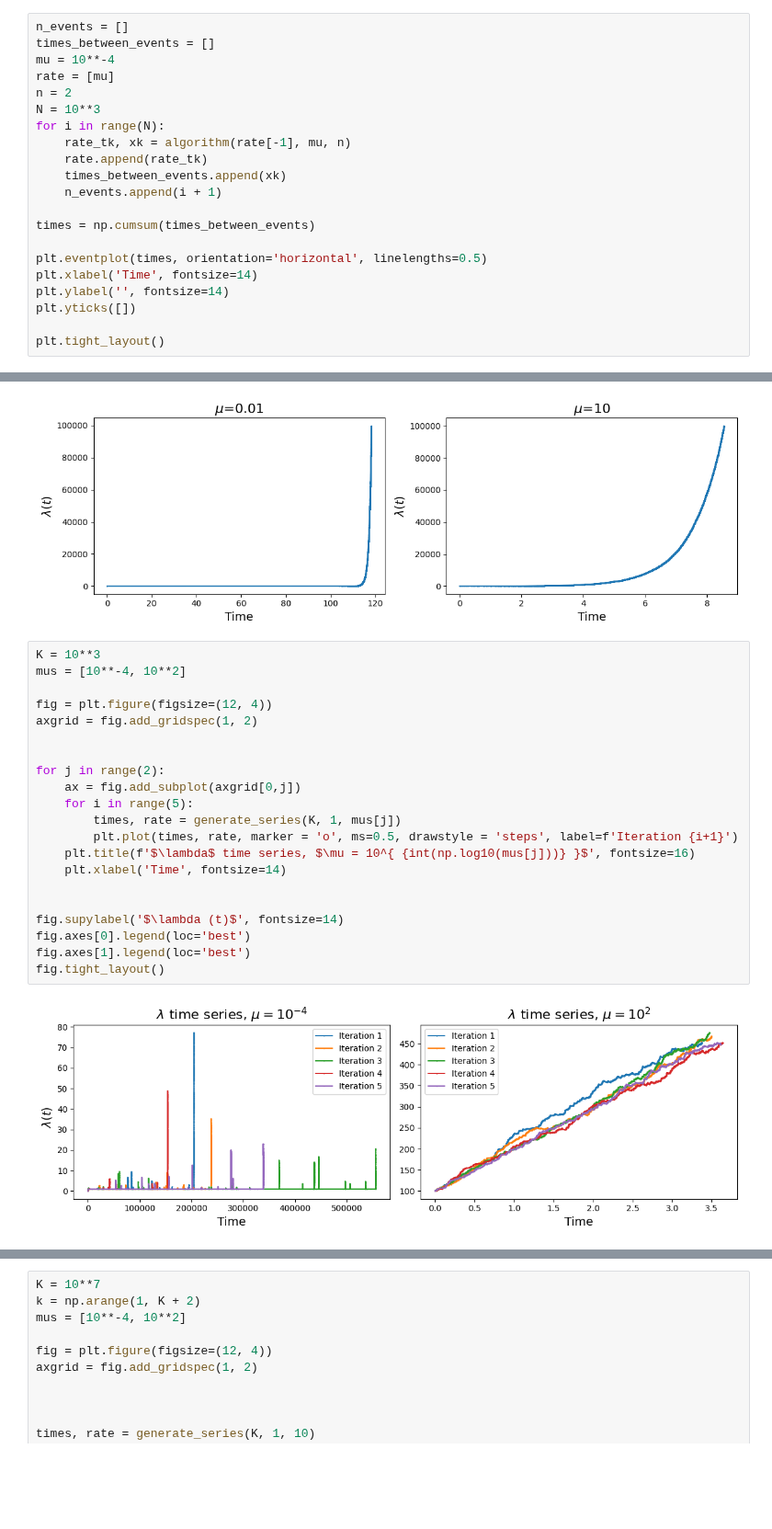
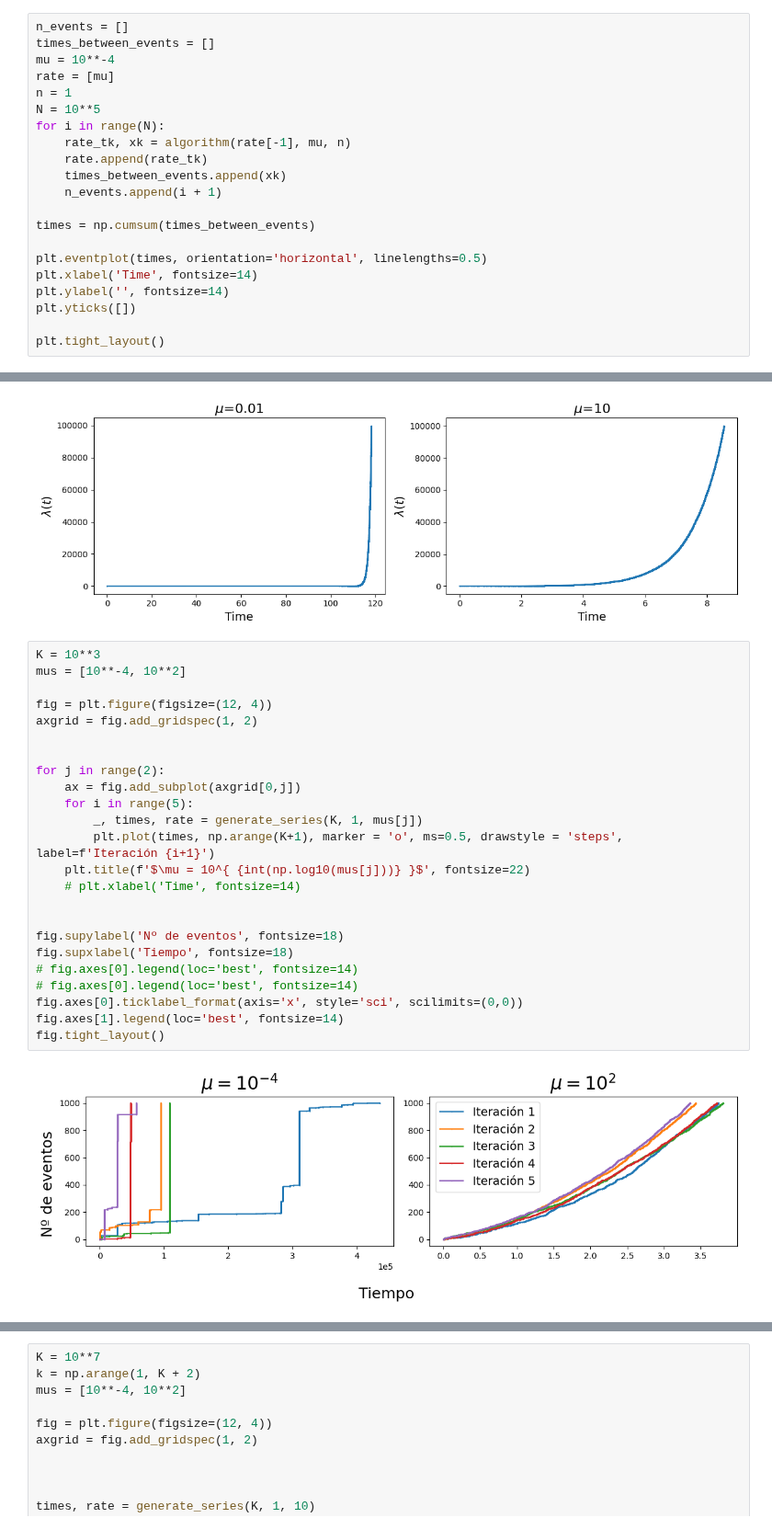
Before and after one commit to RivasAntonio/TFM, a Jupyter notebook: Códigos/Hawkes/Pruebas.ipynb, the cells around one changed output, grey strips where cells are left out. Shown at 92% size. Drawn from its saved outputs; the diff is of its cells as text; blank space fills up the shorter version.

```diff
--- a/Códigos/Hawkes/Pruebas.ipynb
+++ b/Códigos/Hawkes/Pruebas.ipynb
@@ -129,8 +149,8 @@ n_events = []
 times_between_events = []
 mu = 10**-4
 rate = [mu]
-n = 2
-N = 10**3
+n = 1
+N = 10**5
 for i in range(N):
     rate_tk, xk = algorithm(rate[-1], mu, n)
     rate.append(rate_tk)
@@ -197,23 +217,26 @@ plt.show()
 # %%
 K = 10**3
 mus = [10**-4, 10**2]
 
 fig = plt.figure(figsize=(12, 4))
 axgrid = fig.add_gridspec(1, 2)
 
 
 for j in range(2):
     ax = fig.add_subplot(axgrid[0,j])
     for i in range(5):
-        times, rate = generate_series(K, 1, mus[j])
-        plt.plot(times, rate, marker = 'o', ms=0.5, drawstyle = 'steps', label=f'Iteration {i+1}')
-    plt.title(f'$\lambda$ time series, $\mu = 10^{ {int(np.log10(mus[j]))} }$', fontsize=16)
-    plt.xlabel('Time', fontsize=14)
+        _, times, rate = generate_series(K, 1, mus[j])
+        plt.plot(times, np.arange(K+1), marker = 'o', ms=0.5, drawstyle = 'steps', label=f'Iteración {i+1}')
+    plt.title(f'$\mu = 10^{ {int(np.log10(mus[j]))} }$', fontsize=22)
+    # plt.xlabel('Time', fontsize=14)
 
 
-fig.supylabel('$\lambda (t)$', fontsize=14)
-fig.axes[0].legend(loc='best')
-fig.axes[1].legend(loc='best')
+fig.supylabel('Nº de eventos', fontsize=18)
+fig.supxlabel('Tiempo', fontsize=18)
+# fig.axes[0].legend(loc='best', fontsize=14)
+# fig.axes[0].legend(loc='best', fontsize=14)
+fig.axes[0].ticklabel_format(axis='x', style='sci', scilimits=(0,0))
+fig.axes[1].legend(loc='best', fontsize=14)
 fig.tight_layout()
 # %% [output]
-[figure, old version]
+[figure, new version]
```
Also changed, not shown: parts of 4 cells of this notebook, 7 other files.
